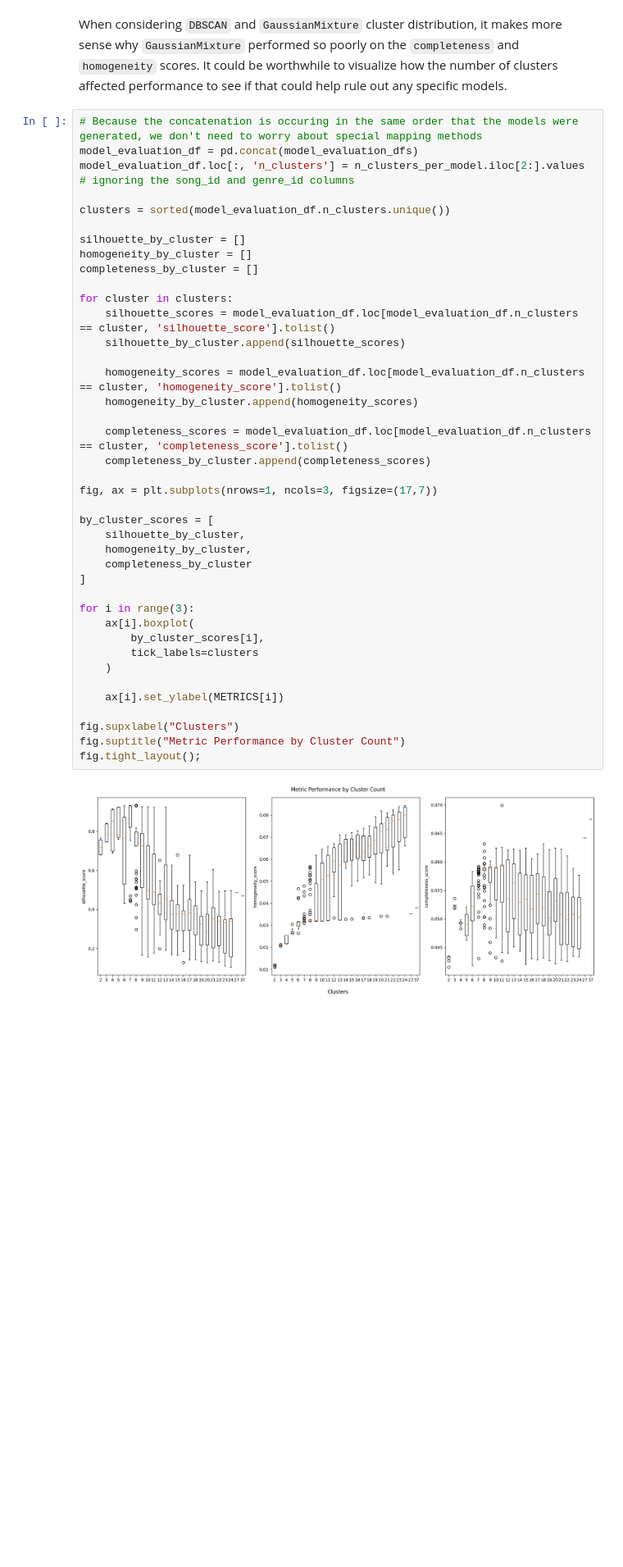
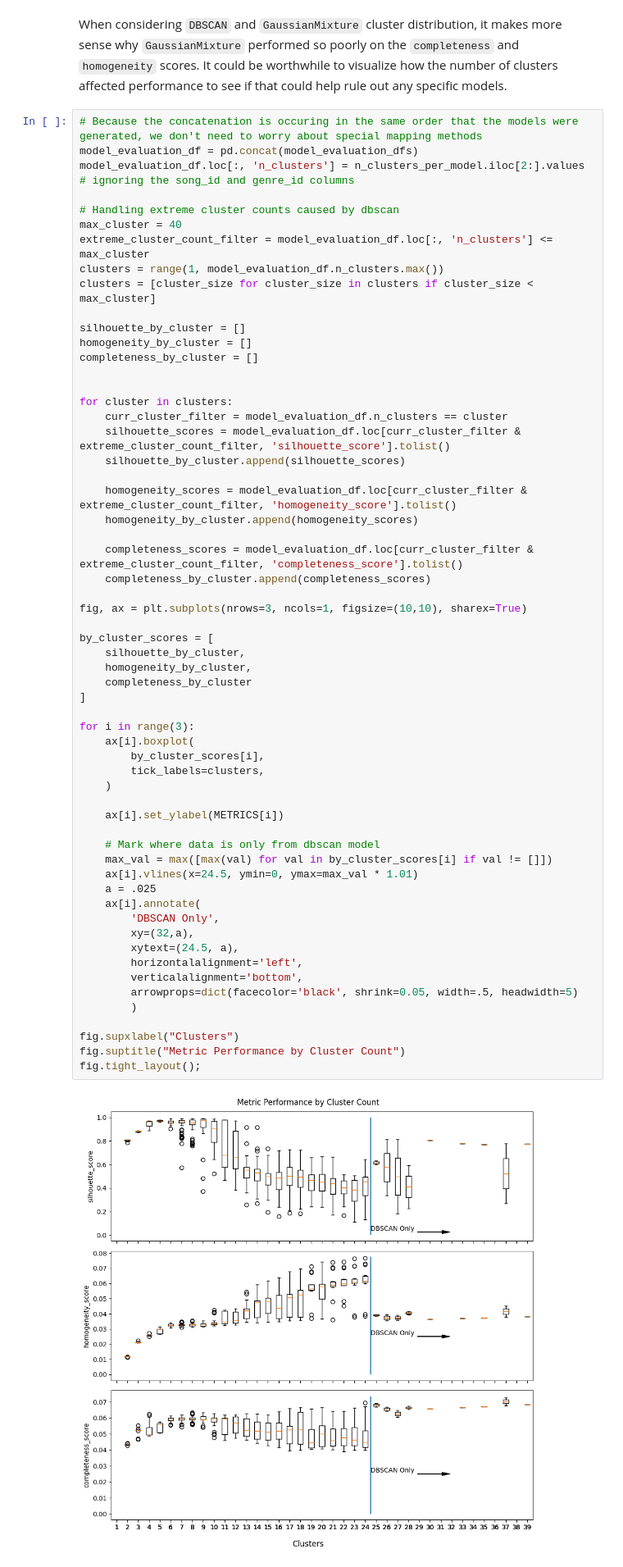
Before and after one commit to MattGroho/tab-hero, a Jupyter notebook: notebooks/unsupervised_pipeline_investigation.ipynb, the cells around one changed output. Shown at 82% size. Saved outputs shown, nothing was run; the diff lists cells and outputs as text; blank space fills up the shorter version.

Commit message:
Updated the performance by cluster counts across model visualizations to handle the extreme number of clusters DBSCAN is returning with new standardscaler pca dataset.

```diff
--- a/notebooks/unsupervised_pipeline_investigation.ipynb
+++ b/notebooks/unsupervised_pipeline_investigation.ipynb
@@ -1314,43 +1326,62 @@ When considering `DBSCAN` and `GaussianMixture` cluster distribution, it makes m
 model_evaluation_df = pd.concat(model_evaluation_dfs)
 model_evaluation_df.loc[:, 'n_clusters'] = n_clusters_per_model.iloc[2:].values # ignoring the song_id and genre_id columns
 
-clusters = sorted(model_evaluation_df.n_clusters.unique())
+# Handling extreme cluster counts caused by dbscan
+max_cluster = 40
+extreme_cluster_count_filter = model_evaluation_df.loc[:, 'n_clusters'] <= max_cluster
+clusters = range(1, model_evaluation_df.n_clusters.max())
+clusters = [cluster_size for cluster_size in clusters if cluster_size < max_cluster]
 
 silhouette_by_cluster = []
 homogeneity_by_cluster = []
 completeness_by_cluster = []
 
+
 for cluster in clusters:
-    silhouette_scores = model_evaluation_df.loc[model_evaluation_df.n_clusters == cluster, 'silhouette_score'].tolist()
+    curr_cluster_filter = model_evaluation_df.n_clusters == cluster
+    silhouette_scores = model_evaluation_df.loc[curr_cluster_filter & extreme_cluster_count_filter, 'silhouette_score'].tolist()
     silhouette_by_cluster.append(silhouette_scores)
 
-    homogeneity_scores = model_evaluation_df.loc[model_evaluation_df.n_clusters == cluster, 'homogeneity_score'].tolist()
+    homogeneity_scores = model_evaluation_df.loc[curr_cluster_filter & extreme_cluster_count_filter, 'homogeneity_score'].tolist()
     homogeneity_by_cluster.append(homogeneity_scores)
 
-    completeness_scores = model_evaluation_df.loc[model_evaluation_df.n_clusters == cluster, 'completeness_score'].tolist()
+    completeness_scores = model_evaluation_df.loc[curr_cluster_filter & extreme_cluster_count_filter, 'completeness_score'].tolist()
     completeness_by_cluster.append(completeness_scores)
 
-fig, ax = plt.subplots(nrows=1, ncols=3, figsize=(17,7))
+fig, ax = plt.subplots(nrows=3, ncols=1, figsize=(10,10), sharex=True)
 
 by_cluster_scores = [
     silhouette_by_cluster,
     homogeneity_by_cluster,
     completeness_by_cluster
 ]
 
 for i in range(3):
     ax[i].boxplot(
         by_cluster_scores[i],
-        tick_labels=clusters
+        tick_labels=clusters,
     )
 
     ax[i].set_ylabel(METRICS[i])
 
+    # Mark where data is only from dbscan model
+    max_val = max([max(val) for val in by_cluster_scores[i] if val != []])
+    ax[i].vlines(x=24.5, ymin=0, ymax=max_val * 1.01)
+    a = .025
+    ax[i].annotate(
+        'DBSCAN Only',
+        xy=(32,a),
+        xytext=(24.5, a),
+        horizontalalignment='left',
+        verticalalignment='bottom',
+        arrowprops=dict(facecolor='black', shrink=0.05, width=.5, headwidth=5)
+        )
+
 fig.supxlabel("Clusters")
 fig.suptitle("Metric Performance by Cluster Count")
 fig.tight_layout();
 # %% [output]
-[figure, old version]
+[figure, new version]
 # %% [markdown]
 This visual also shows that there isn't a clear directionality based on a single feature (i.e., number of clusters). Therefore it would be worthwhile to compare individual model performance within each metric, and across each metric.
 
```
Also changed, not shown: parts of 29 cells of this notebook.
